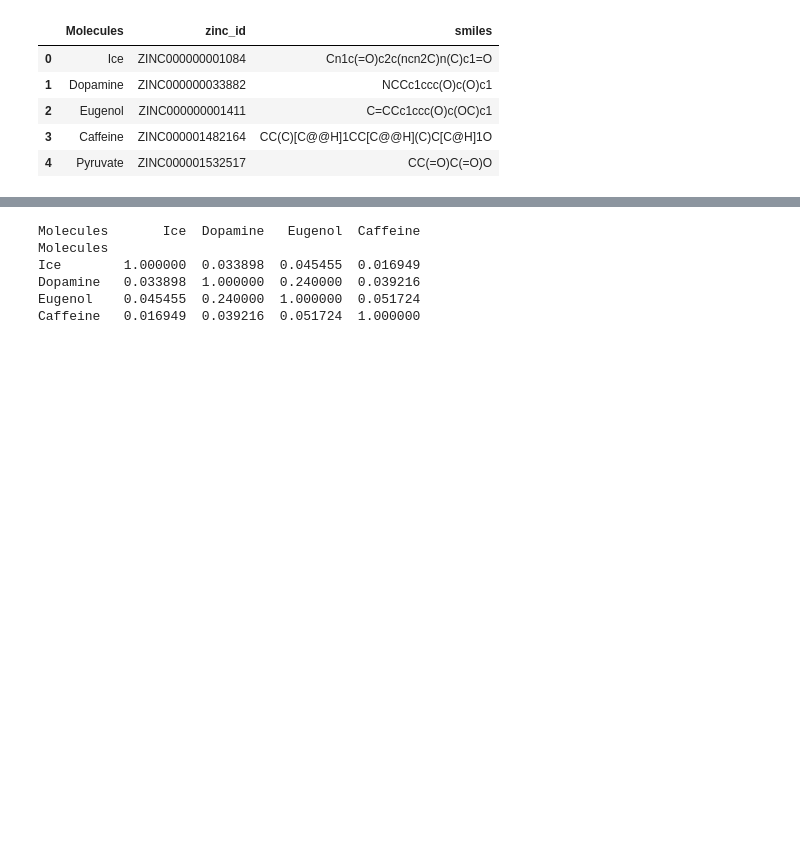
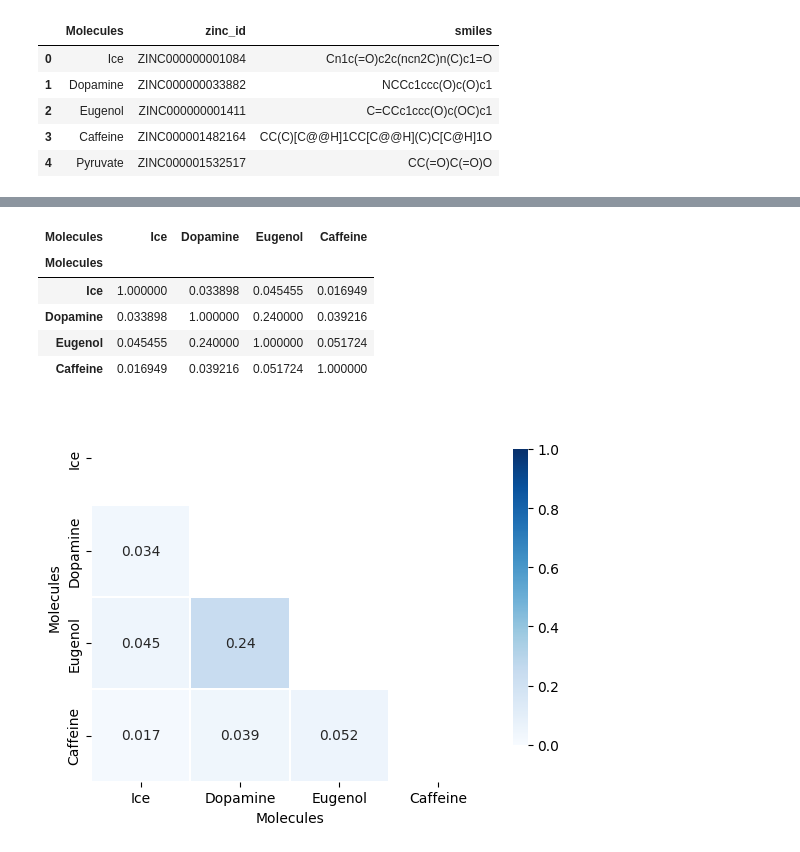
Before and after one commit to Nag-Nad/Cheminformatics-with-RDkit---Python, a Jupyter notebook: TEST1.ipynb, the cells around one changed output, grey strips where cells are left out. Cells and saved outputs as stored; diff of their text form; code cells hidden in the pictures; blank space fills up the shorter version.

```diff
--- a/TEST1.ipynb
+++ b/TEST1.ipynb
@@ -93,35 +91,55 @@ data
 # %%
 # Convert SMILES to molecule objects
 mol_list = []
-for smiles in data['smiles']:
+for smiles in mdata['smiles']:
     mol = Chem.MolFromSmiles(smiles)
     mol_list.append(mol)
 
-def calculate_tanimoto_coefficient(mol1, mol2):
-    fp1 = AllChem.GetMorganFingerprintAsBitVect(mol1, 3, nBits=2048)
-    fp2 = AllChem.GetMorganFingerprintAsBitVect(mol2, 3, nBits=2048)
+def calculate_Morgan_fingerprint (mol):
+  Morgan_fp = AllChem.GetMorganFingerprintAsBitVect(mol, 3, nBits=2048)
+  return Morgan_fp
+
+
+
+def calculate_tanimoto_coefficient(fp1, fp2):
     tanimoto = DataStructs.TanimotoSimilarity(fp1, fp2)
     return tanimoto
 
+
 # Create a similarity matrix DataFrame
-similarity_matrix = pd.DataFrame(index=data['Molecules'], columns=data['Molecules'])
+similarity_matrix = pd.DataFrame(index=mdata['Molecules'], columns=mdata['Molecules'])
 
 # Calculate Tanimoto similarity for each pair of molecules
 for i in range(len(mol_list)):
     for j in range(i, len(mol_list)):
         mol1 = mol_list[i]
         mol2 = mol_list[j]
-        tanimoto_coefficient = calculate_tanimoto_coefficient(mol1, mol2)
+        fp1 = calculate_Morgan_fingerprint (mol1)
+        fp2 = calculate_Morgan_fingerprint (mol2)
+        tanimoto_coefficient = calculate_tanimoto_coefficient(fp1, fp2)
         similarity_matrix.iat[i, j] = tanimoto_coefficient
         similarity_matrix.iat[j, i] = tanimoto_coefficient
 
 similarity_matrix = similarity_matrix.fillna(1.0)  # Fill None Values with 1.0
 
-print(similarity_matrix)
+
+similarity_matrix
 # %% [output]
-Molecules       Ice  Dopamine   Eugenol  Caffeine
-Molecules
-Ice        1.000000  0.033898  0.045455  0.016949
-Dopamine   0.033898  1.000000  0.240000  0.039216
-Eugenol    0.045455  0.240000  1.000000  0.051724
-Caffeine   0.016949  0.039216  0.051724  1.000000
+| Molecules | Ice | Dopamine | Eugenol | Caffeine |
+| Molecules |  |  |  |  |
+| Ice | 1.000000 | 0.033898 | 0.045455 | 0.016949 |
+| Dopamine | 0.033898 | 1.000000 | 0.240000 | 0.039216 |
+| Eugenol | 0.045455 | 0.240000 | 1.000000 | 0.051724 |
+| Caffeine | 0.016949 | 0.039216 | 0.051724 | 1.000000 |
+# %%
+from numpy.lib.twodim_base import mask_indices
+import numpy as np
+
+#matrix = similarity_matrix.corr()
+#matrix
+mask = np.zeros_like(similarity_matrix)
+mask[np.triu_indices_from(mask)]=True
+heatmap = sns.heatmap(similarity_matrix, annot=True, cmap="Blues", vmin= 0.0, vmax=1.0,
+           linewidth=0.3, cbar_kws={"shrink": .8}, mask = mask)
+# %% [output]
+[figure, added]
```
Also changed, not shown: parts of 12 cells of this notebook.
